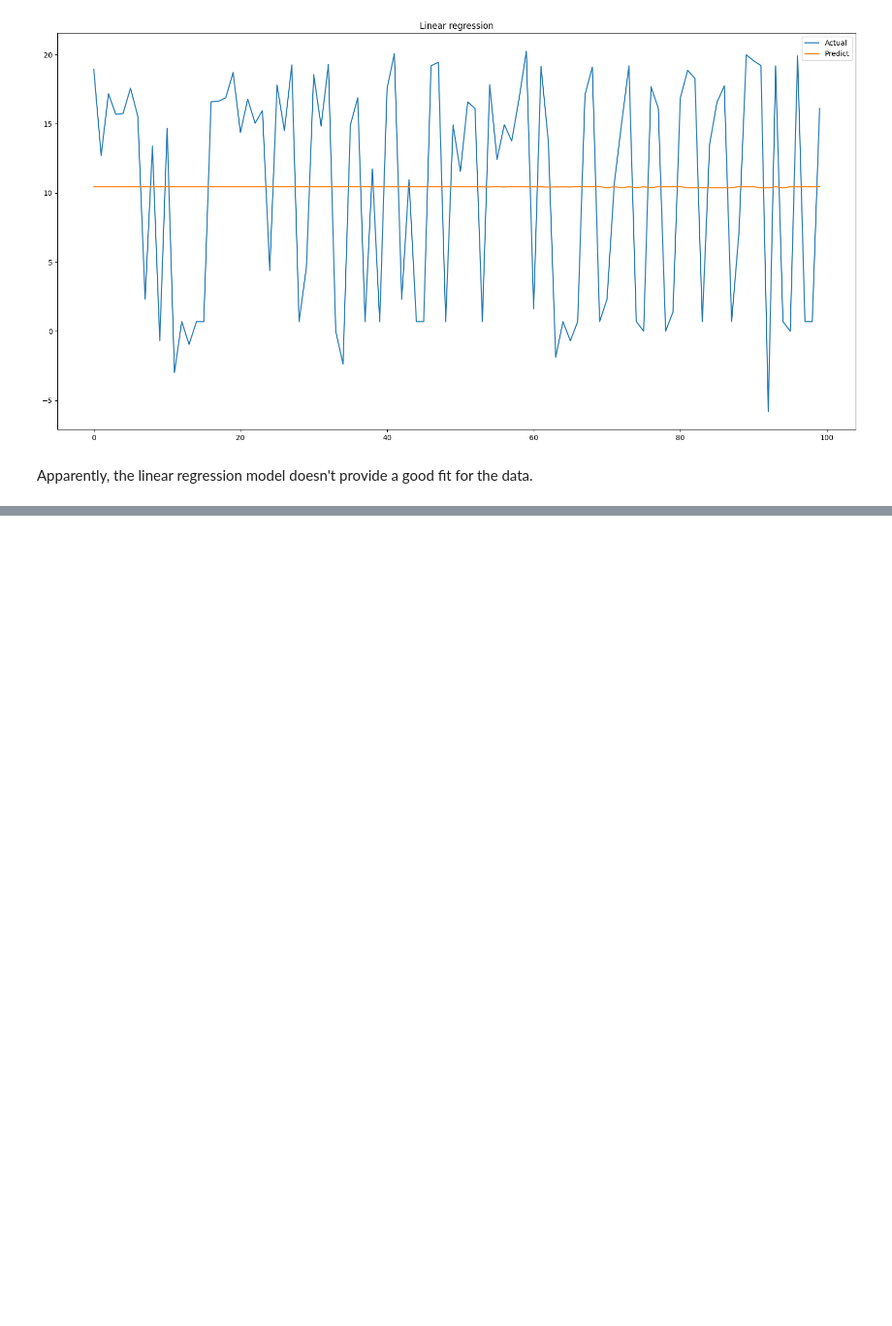
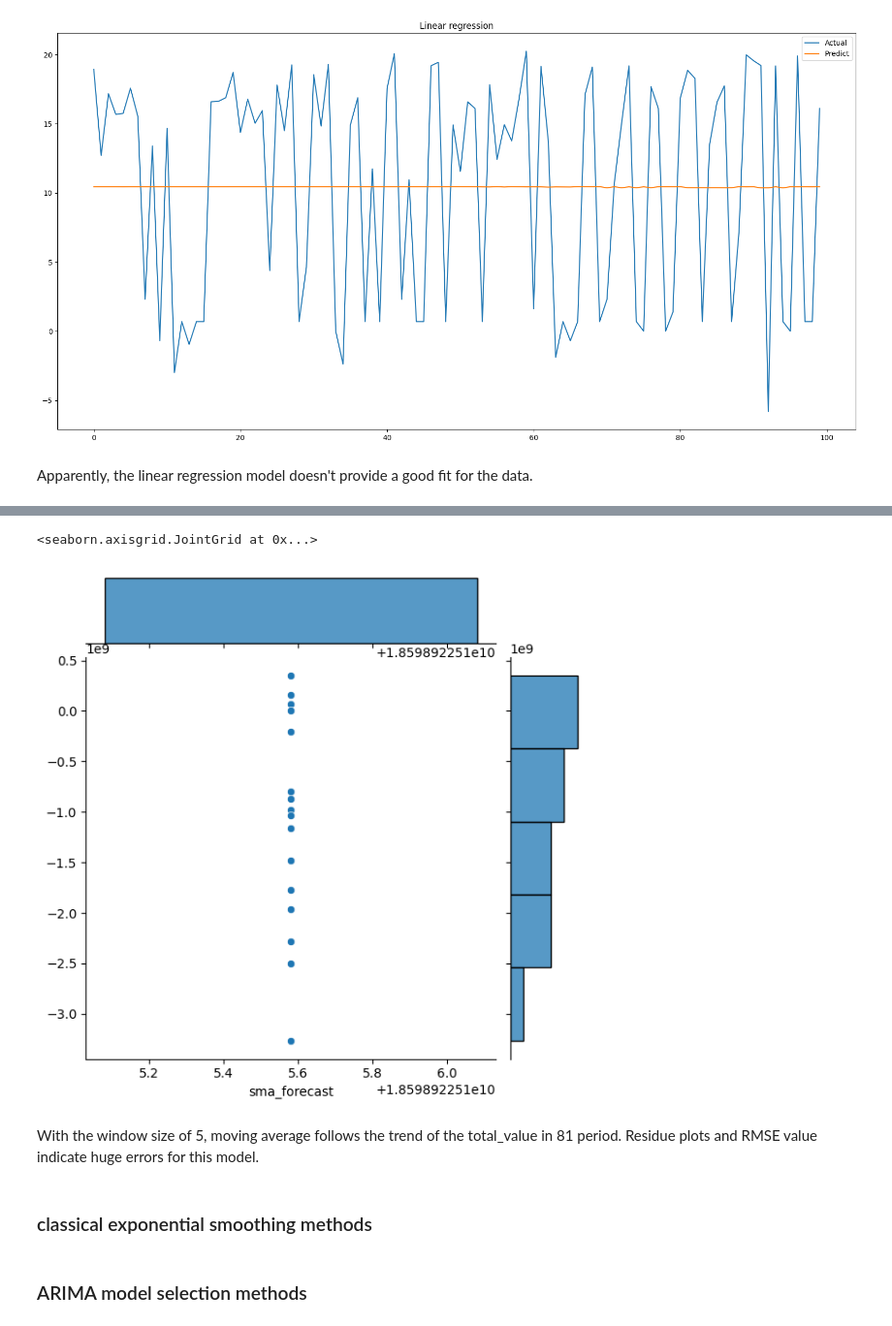
Before and after one commit to powerlock/CreditAnalysis, a Jupyter notebook: nb/baseModel.ipynb, the cells around one changed output, grey strips where cells are left out. Shown at 97% size. Drawn from its saved outputs; the diff is of its cells as text; code cells hidden in the pictures; blank space fills up the shorter version.

```diff
--- a/nb/baseModel.ipynb
+++ b/nb/baseModel.ipynb
@@ -201,0 +294,11 @@ dtype('float64')
+# %%
+sns.jointplot(x =df_pred['sma_forecast'][train_len:],y=residue)
+# %% [output]
+<seaborn.axisgrid.JointGrid at 0x...>
+[figure, added]
+# %% [markdown]
+With the window size of 5, moving average follows the trend of the total_value in 81 period. Residue plots and RMSE value indicate huge errors for this model.
+# %% [markdown]
+### classical exponential smoothing methods
+# %% [markdown]
+### ARIMA model selection methods
```
Also changed, not shown: parts of 15 cells of this notebook.
